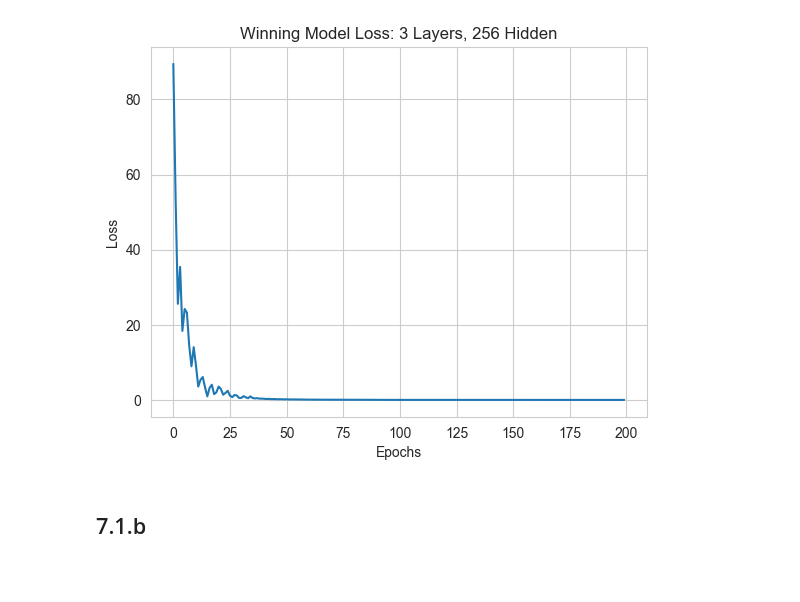
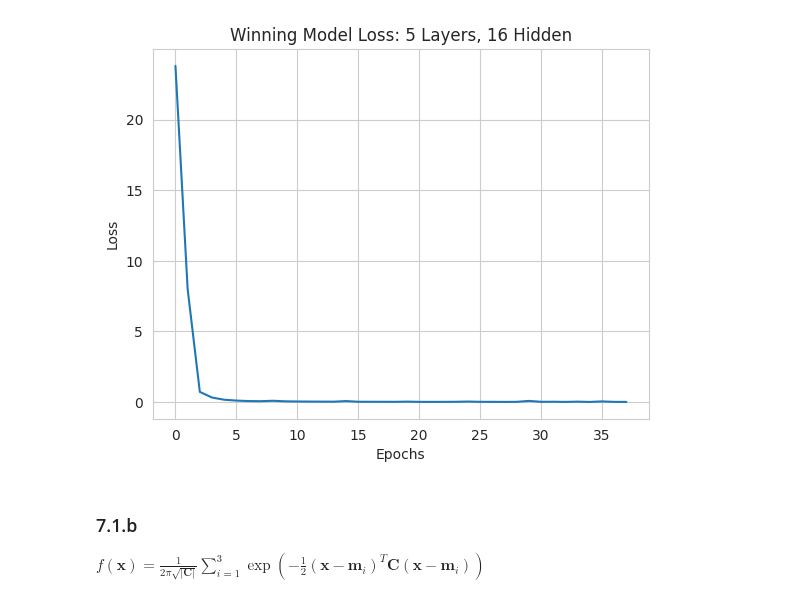
Before and after one commit to ThiagoFPMR/PPGEEC2321, a Jupyter notebook: Unit_1/Assignment_1.ipynb, the cells around one changed output. Cells and saved outputs as stored; diff of their text form; code cells hidden in the pictures; blank space fills up the shorter version.

```diff
--- a/Unit_1/Assignment_1.ipynb
+++ b/Unit_1/Assignment_1.ipynb
@@ -228,8 +330,8 @@ def data_generator(n_samples):
 # %%
 opt_layers, opt_hidden, best_loss, all_histories = optimize_model_capacity(
     data_generator,
-    train_size=10000, val_size=1000,
-    start_hidden=8, max_hidden=256,
+    train_size=1000, val_size=500,
+    start_hidden=4, max_hidden=32,
     start_layers=1, max_layers=5,
     rel_tolerance=0.05, n_epochs=200,
     learning_rate=0.01
@@ -261,2 +363,2 @@ Final Expected Validation Loss: 0.0025
 ==================================================
-[figure, old version]
+[figure, new version]
@@ -263,3 +382,5 @@ Final Expected Validation Loss: 0.0025
 # %% [markdown]
-## 7.1.b
+### 7.1.b
+
+$f(\mathbf{x}) = \frac{1}{2\pi \sqrt{|\mathbf{C}|}} \sum_{i=1}^{3} \exp \left( -\frac{1}{2} (\mathbf{x} - \mathbf{m}_i)^T \mathbf{C} (\mathbf{x} - \mathbf{m}_i) \right)$
 # %%
```
Also changed, not shown: parts of 31 cells of this notebook.
